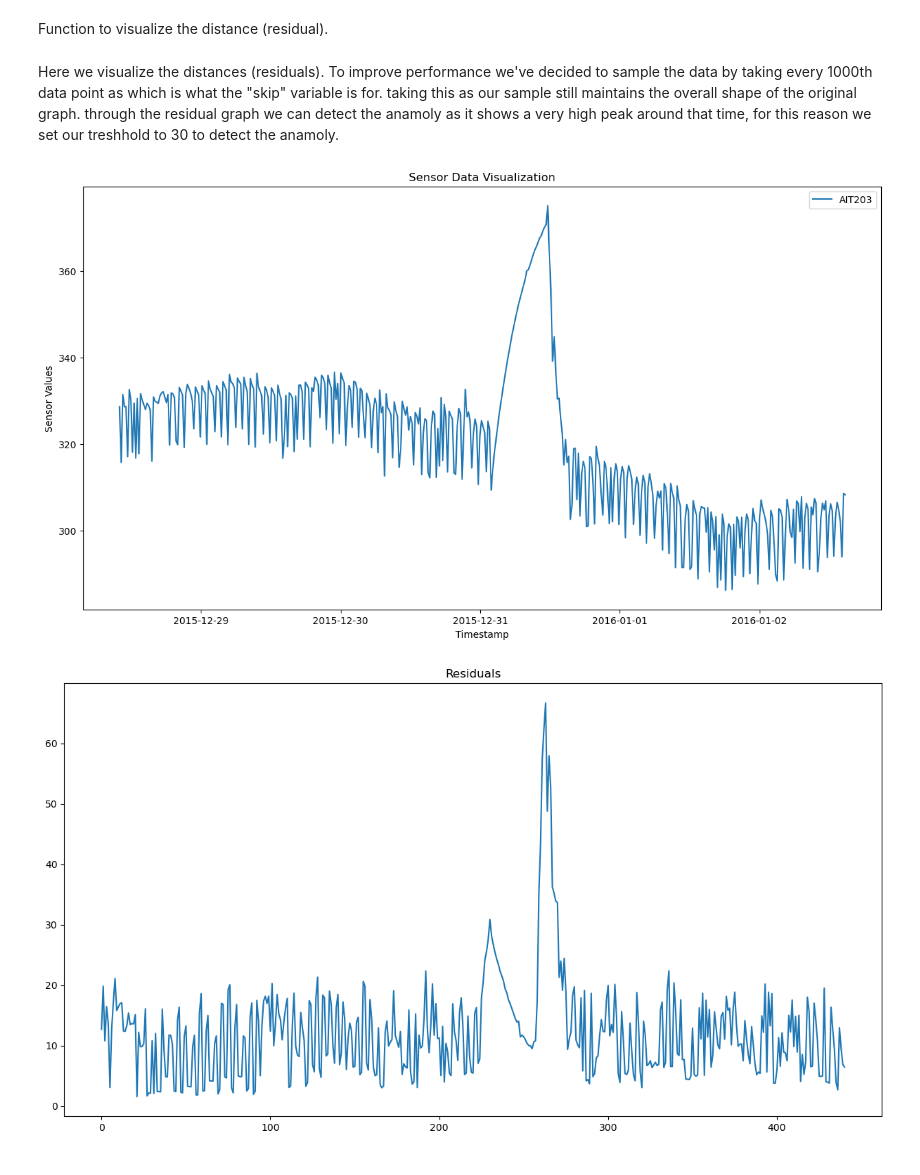
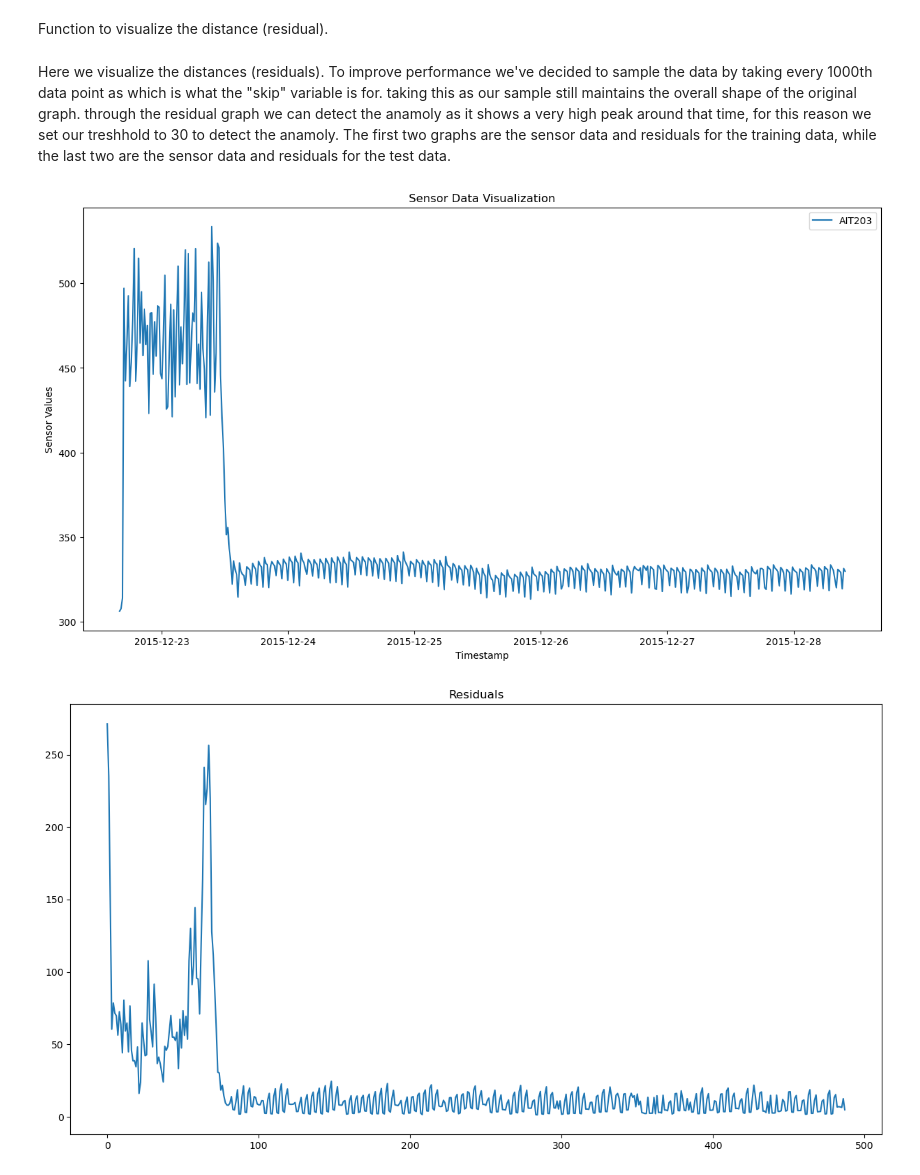
Before and after one commit to Coudenho/dm-lab, a Jupyter notebook: Anomaly Detection.ipynb, the cells around one changed output. Saved outputs shown, nothing was run; the diff lists cells and outputs as text; code cells hidden in the pictures.

```diff
--- a/Anomaly Detection.ipynb
+++ b/Anomaly Detection.ipynb
@@ -143,36 +153,38 @@ def compute_residuals(df, window=None, sensors=None, sliding_window_size = 0, tr
         return distances
 # %% [markdown]
 Here we visualize the distances (residuals). To improve performance we've decided to sample the data by taking every 1000th data point as which is what the "skip" variable is for. taking this as our sample still maintains the overall shape of the original graph. through the residual graph we can detect the anamoly as it shows a very high peak around that time, for this reason we set our treshhold to 30 to detect the anamoly.
+The first two graphs are the sensor data and residuals for the training data, while the last two are the sensor data and residuals for the test data.
 # %%
 def visualize_distance(df,timestamps =None, window=None, sensors=None, sliding_window_size = 0, treshold = 0, jump_size = 0, skip = 1):
     # If window is None, visualize the entire dataset
     if window is None:
         start_index, end_index = 0, len(df)
     else:
         start_index, end_index = window
 
     # If sensors is None, select all sensor columns
     if sensors is None:
         sensors = df.columns[1:-1]
 
-   # df_subsampled = df.sample(frac=frac, random_state=42)
-    residuals = compute_residuals(df.iloc[::1000], window, sensors, sliding_window_size, treshold, jump_size, skip)
+    residuals = compute_residuals(df.iloc[::skip], window, sensors, sliding_window_size, treshold, jump_size, skip)
     # Plot each sensor in a different color
     plt.figure(figsize=(15, 8))
     plt.title('Residuals')
     plt.plot( residuals)
 
     plt.show()
 
-    #plt.xlabel('Timestamp')
-    #plt.ylabel('Sensor Values')
-    #plt.title('Sensor Data Visualization')
-    #plt.legend()
 
 
 
+#visualize_sensor_data(train_data)
+#visualize_sensor_data(test_data)
+
+
+visualize_sensor_data(train_data, window=(0, 500000), sensors=['AIT203'], skip=1000)
+visualize_distance(train_data, window=(0, 500000),  sensors=['AIT203'], sliding_window_size =5, jump_size=0, skip = 1000)
 visualize_sensor_data(test_data, window=(0, 500000), sensors=['AIT203'], skip=1000)
 visualize_distance(test_data, window=(0, 500000),  sensors=['AIT203'], sliding_window_size =5, jump_size=0, skip = 1000)
 # %% [output]
-[figure, old version]
+[figure, new version]
-[figure, old version]
+[figure, new version]
```
Also changed, not shown: parts of 2 cells of this notebook.
